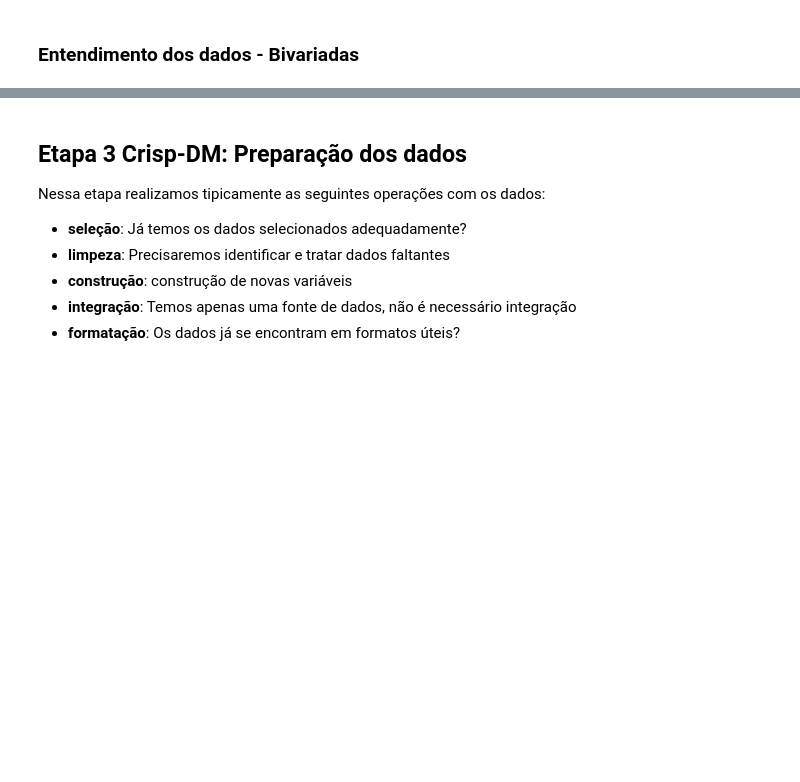
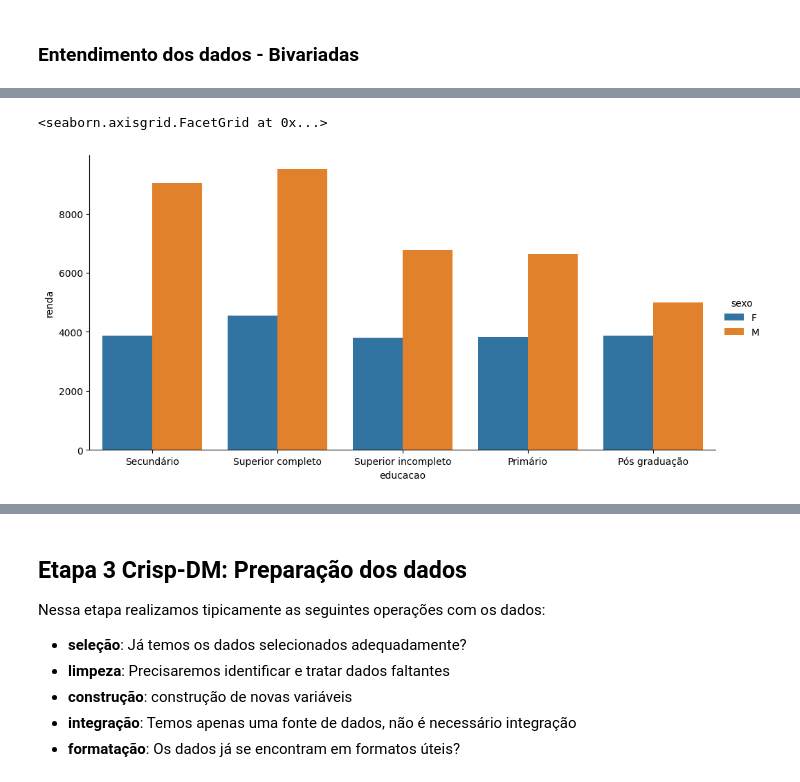
Before and after one commit to brunoperdigao/Projetos-EBAC-Cientista-de-Dados, a Jupyter notebook: P2-Previsao-Renda/projeto-2.ipynb, the cells around one changed output, grey strips where cells are left out. Drawn from its saved outputs; the diff is of its cells as text; code cells hidden in the pictures; blank space fills up the shorter version.

```diff
--- a/P2-Previsao-Renda/projeto-2.ipynb
+++ b/P2-Previsao-Renda/projeto-2.ipynb
@@ -76,0 +93,12 @@ prof.to_file('./output/renda_analisys.html')
+# %%
+sns.catplot(x='educacao', y='renda'
+            , hue = 'sexo'
+            , kind='bar'
+            , estimator = 'mean'
+            , data=renda_treino
+            , errorbar=None
+            , aspect=2
+           )
+# %% [output]
+<seaborn.axisgrid.FacetGrid at 0x...>
+[figure, added]
```
Also changed, not shown: parts of 49 cells of this notebook, 6 other files.
